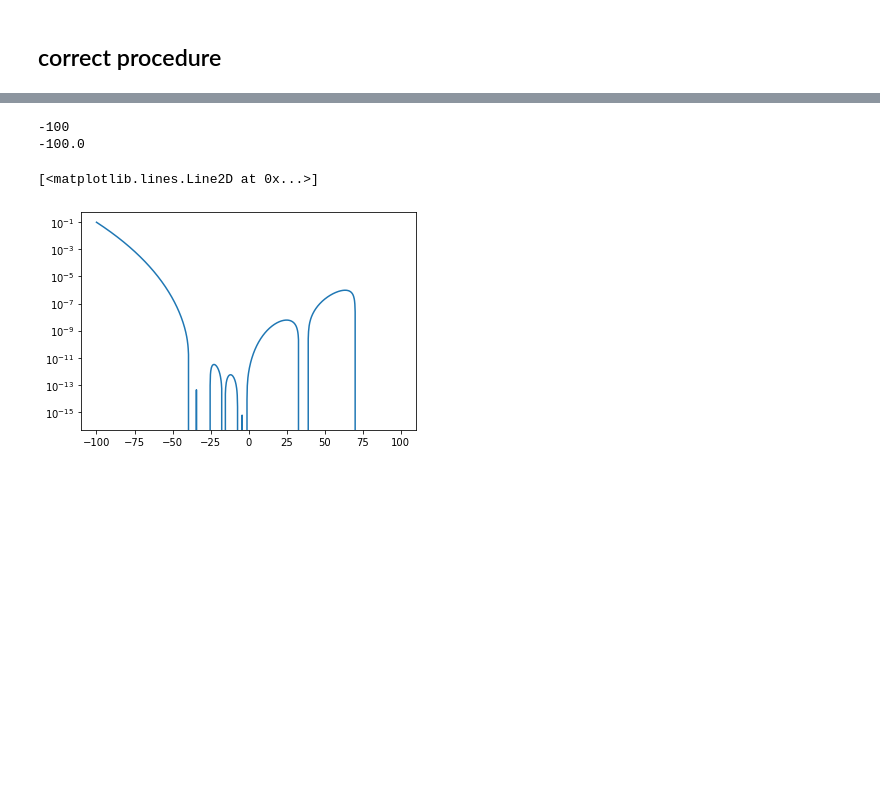
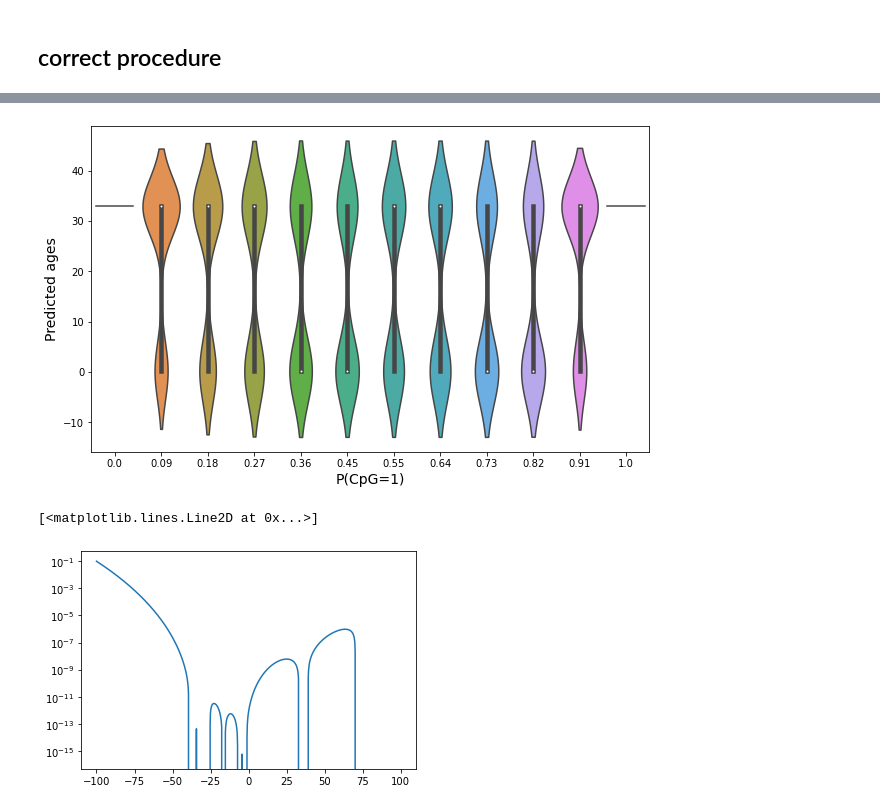
Before and after one commit to ComputationalAgingLab/single-cell-methylation-fake, a Jupyter notebook: proof.ipynb, the cells around one changed output, grey strips where cells are left out. Cells and saved outputs as stored; diff of their text form; code cells hidden in the pictures; blank space fills up the shorter version.

```diff
--- a/proof.ipynb
+++ b/proof.ipynb
@@ -137,8 +138,9 @@ axes.set_ylabel('Predicted ages', fontsize=14);
 ## correct procedure
 # %%
 from scipy.optimize import fsolve
+import numpy as np
 
-def get_max(w, b, domain=None):
+def get_max(w, b, domain=None, verbose=0):
     """
     docs
     """
@@ -171,4 +173,11 @@ def get_max(w, b, domain=None):
 
     maxroots = [domain[0]] + maxroots + [domain[1]]
     solution = maxroots[np.argmax([ff(m) for m in maxroots])]
+    if verbose > 0:
+        if (solution == maxroots[0]):
+            print('Solution on the start of the interval!')
+        elif solution == maxroots[-1]:
+            print('Solution on the end of the interval!')
+        else:
+            pass
     return solution
@@ -175,24 +203,28 @@ def get_max(w, b, domain=None):
+# %%
+fig, axes = plt.subplots(1, 1, figsize=(10, 6))
+sns.violinplot(x='p', y='Ages', data=data, ax=axes)
+axes.set_xlabel('P(CpG=1)', fontsize=14)
+axes.set_ylabel('Predicted ages', fontsize=14);
+# %% [output]
+[figure, added]
 # %%
-from scipy.signal import argrelextrema
+# from scipy.signal import argrelextrema
 
-# n = 20 #number of weights
-# w = np.random.randn(n)  # w \in R
-# b = np.random.randn(n)  # b > 0
-roots = -b / w
+# # n = 20 #number of weights
+# # w = np.random.randn(n)  # w \in R
+# # b = np.random.randn(n)  # b > 0
+# roots = -b / w
 
-ff = lambda x: np.prod([(wi*x + bi) for wi, bi in zip(w, b)])
-z = np.linspace(-100, 100, 1000)
-fz = [ff(zi) for zi in z]
+# ff = lambda x: np.prod([(wi*x + bi) for wi, bi in zip(w, b)])
+# z = np.linspace(-100, 100, 1000)
+# fz = [ff(zi) for zi in z]
 
-num_max = z[argrelextrema(np.array(fz), np.greater)[0]\
-    [np.argmax(np.array(fz)[argrelextrema(np.array(fz), np.greater)[0]])]]
-num_max = [z[0], num_max, z[-1]][np.argmax([ff(z[0]), ff(num_max), ff(z[-1])])]
+# num_max = z[argrelextrema(np.array(fz), np.greater)[0]\
+#     [np.argmax(np.array(fz)[argrelextrema(np.array(fz), np.greater)[0]])]]
+# num_max = [z[0], num_max, z[-1]][np.argmax([ff(z[0]), ff(num_max), ff(z[-1])])]
 
-print(get_max(w, b, domain=[-100, 100]))
-print(num_max)
+# print(get_max(w, b, domain=[-100, 100]))
+# print(num_max)
-# %% [output]
--100
--100.0
 # %%
 plt.semilogy(z, fz)
 # %% [output]
```
Also changed, not shown: parts of 6 cells of this notebook.
